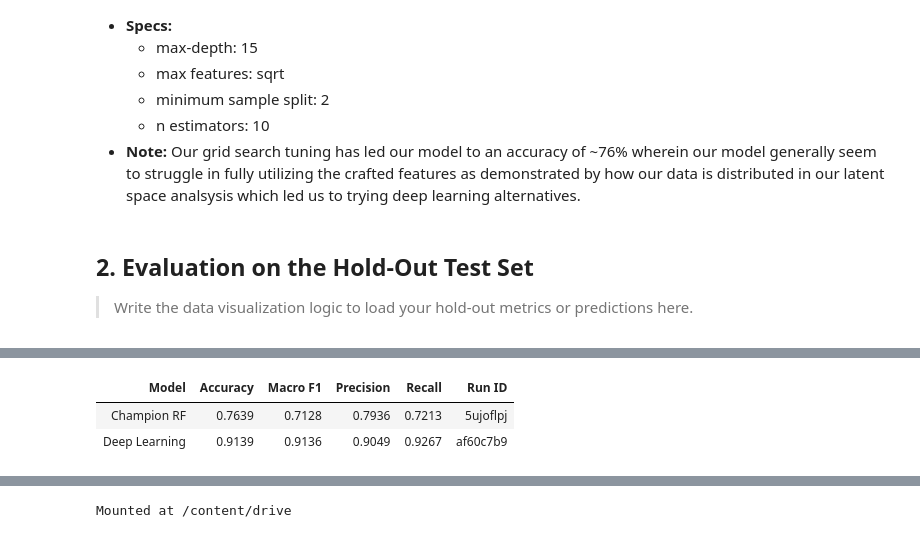
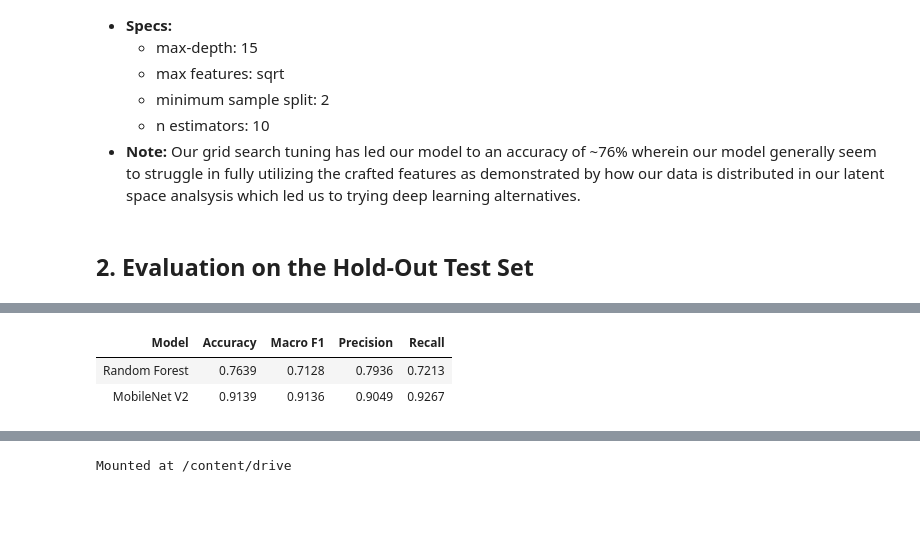
Before and after one commit to qu1r0ra/jute-disease-detection, a Jupyter notebook: notebooks/reproducibility/04_Model_Evaluation.ipynb, the cells around one changed output, grey strips where cells are left out. Cells and saved outputs as stored; diff of their text form; code cells hidden in the pictures; blank space fills up the shorter version.

```diff
--- a/notebooks/reproducibility/04_Model_Evaluation.ipynb
+++ b/notebooks/reproducibility/04_Model_Evaluation.ipynb
@@ -24,8 +24,6 @@ Here, those paths converge. We will take the definitive champion from the ML tra
 - **Note:** Our grid search tuning has led our model to an accuracy of ~76% wherein our model generally seem to struggle in fully utilizing the crafted features as demonstrated by how our data is distributed in our latent space analsysis which led us to trying deep learning alternatives.
 # %% [markdown]
 ## 2. Evaluation on the Hold-Out Test Set
-
-> Write the data visualization logic to load your hold-out metrics or predictions here.
 # %%
 # Your loading logic here...
 # %%
@@ -38,8 +36,8 @@ ENTITY = "grade-descent"
 PROJECT = "jute-disease-detection"
 
 comparison_runs = {
-    "Champion RF": "5ujoflpj",
-    "Deep Learning": "af60c7b9"
+    "Random Forest": "5ujoflpj",
+    "MobileNet V2": "af60c7b9"
 }
 
 results = []
@@ -55,8 +53,7 @@ for model_name, run_id in comparison_runs.items():
             "Accuracy": s.get("test_acc"),
             "Macro F1": s.get("test_f1"),
             "Precision": s.get("test_precision"),
-            "Recall": s.get("test_recall"),
-            "Run ID": run_id
+            "Recall": s.get("test_recall")
         }
         results.append(metrics)
         print(f"Successfully fetched metrics for {model_name}")
@@ -80,3 +77,3 @@ Successfully fetched metrics for Deep Learning
-| Model | Accuracy | Macro F1 | Precision | Recall | Run ID |
-| Champion RF | 0.7639 | 0.7128 | 0.7936 | 0.7213 | 5ujoflpj |
-| Deep Learning | 0.9139 | 0.9136 | 0.9049 | 0.9267 | af60c7b9 |
+| Model | Accuracy | Macro F1 | Precision | Recall |
+| Random Forest | 0.7639 | 0.7128 | 0.7936 | 0.7213 |
+| MobileNet V2 | 0.9139 | 0.9136 | 0.9049 | 0.9267 |
```
Also changed, not shown: parts of 12 cells of this notebook.
